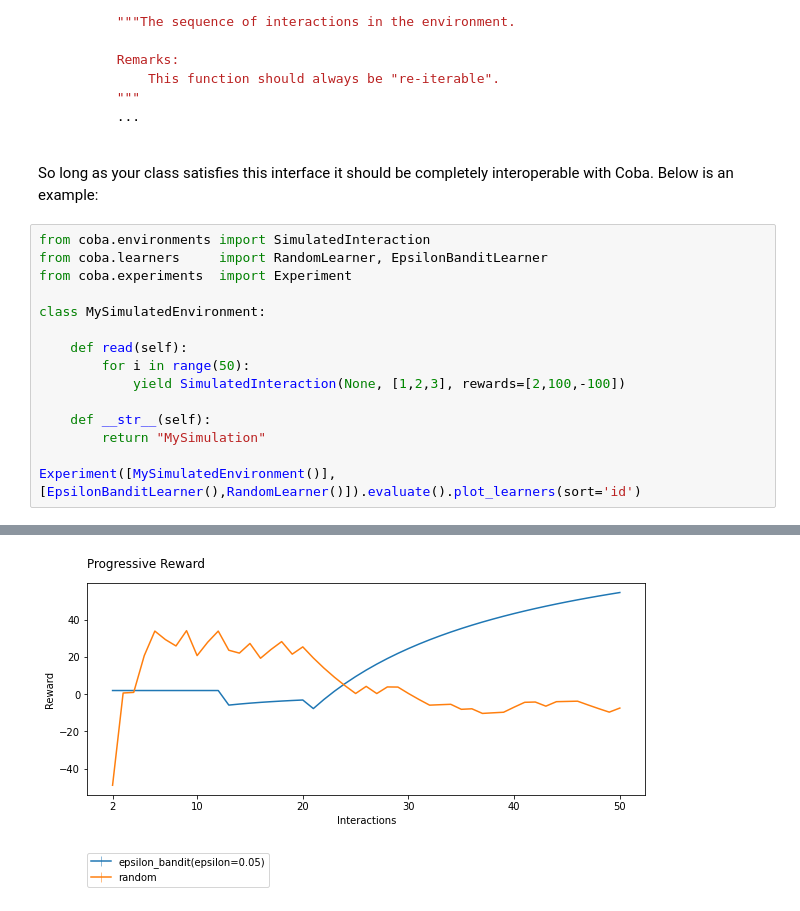
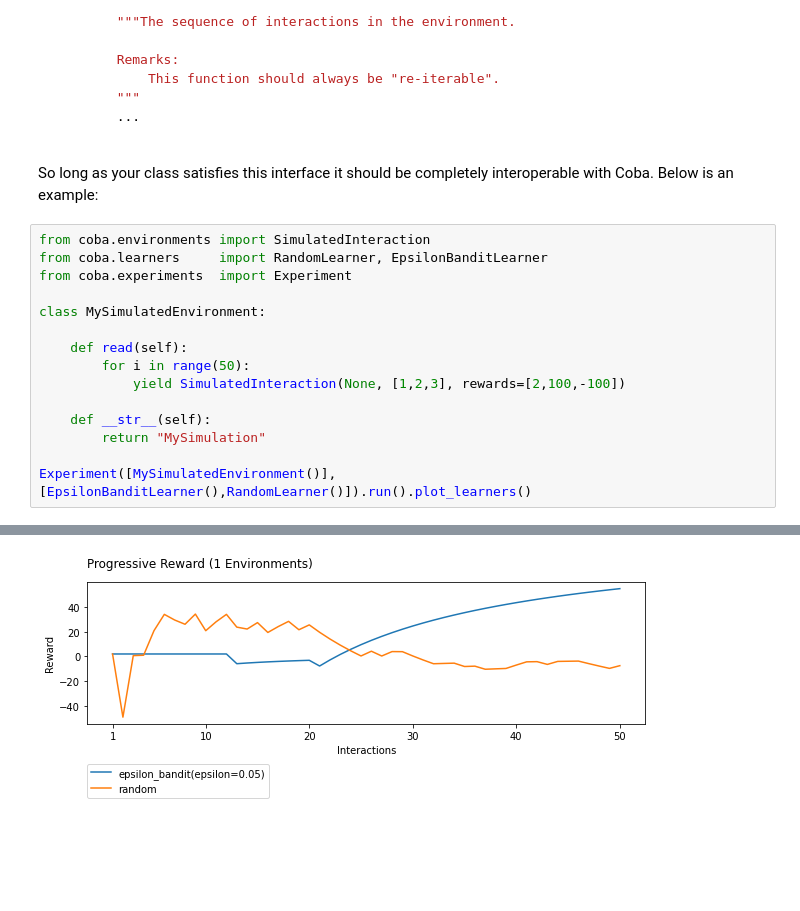
Before and after one commit to VowpalWabbit/coba, a Jupyter notebook: examples/notebooks/Environments.ipynb, the cells around one changed output, grey strips where cells are left out. Cells and saved outputs as stored; diff of their text form; blank space fills up the shorter version.

```diff
--- a/examples/notebooks/Environments.ipynb
+++ b/examples/notebooks/Environments.ipynb
@@ -157,5 +166,5 @@ class MySimulatedEnvironment:
     def __str__(self):
         return "MySimulation"
 
-Experiment([MySimulatedEnvironment()],[EpsilonBanditLearner(),RandomLearner()]).evaluate().plot_learners(sort='id')
+Experiment([MySimulatedEnvironment()],[EpsilonBanditLearner(),RandomLearner()]).run().plot_learners()
 # %% [output]
@@ -170 +179 @@ Experiment([MySimulatedEnvironment()],[EpsilonBanditLearner(),RandomLearner()]).
-[figure, old version]
+[figure, new version]
```
Also changed, not shown: parts of 6 cells of this notebook, 5 other files.
